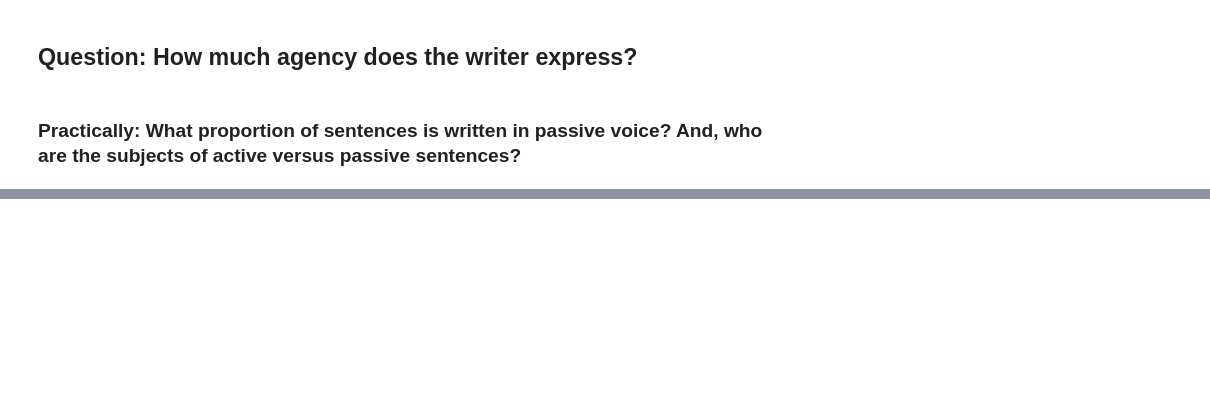
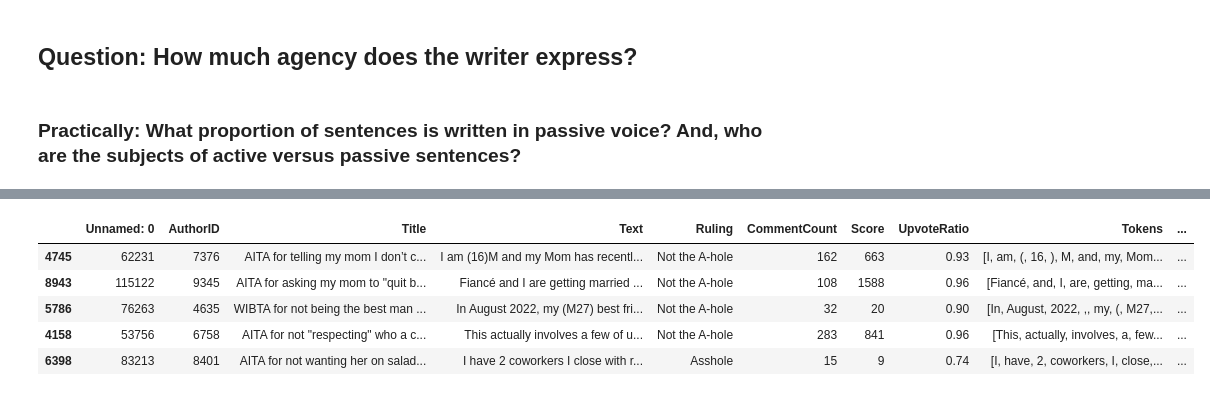
Before and after one commit to Data-Science-for-Linguists-2023/AITA-Blame-Analysis, a Jupyter notebook: code/data_analysis.ipynb, the cells around one changed output, grey strips where cells are left out. Cells and saved outputs as stored; diff of their text form; code cells hidden in the pictures; blank space fills up the shorter version.

```diff
--- a/code/data_analysis.ipynb
+++ b/code/data_analysis.ipynb
@@ -241,0 +256,10 @@ analysis_df.to_csv("../data/aita_working_df.csv")
+# %%
+top_passive = analysis_df.sort_values(by="NumPassSubj", ascending=False)
+top_passive.head()
+# %% [output]
+|  | Unnamed: 0 | AuthorID | Title | Text | Ruling | CommentCount | Score | UpvoteRatio | Tokens | ... |
+| 4745 | 62231 | 7376 | AITA for telling my mom I don’t c... | I am (16)M and my Mom has recentl... | Not the A-hole | 162 | 663 | 0.93 | [I, am, (, 16, ), M, and, my, Mom... | ... |
+| 8943 | 115122 | 9345 | AITA for asking my mom to "quit b... | Fiancé and I are getting married ... | Not the A-hole | 108 | 1588 | 0.96 | [Fiancé, and, I, are, getting, ma... | ... |
+| 5786 | 76263 | 4635 | WIBTA for not being the best man ... | In August 2022, my (M27) best fri... | Not the A-hole | 32 | 20 | 0.90 | [In, August, 2022, ,, my, (, M27,... | ... |
+| 4158 | 53756 | 6758 | AITA for not "respecting" who a c... | This actually involves a few of u... | Not the A-hole | 283 | 841 | 0.96 | [This, actually, involves, a, few... | ... |
+| 6398 | 83213 | 8401 | AITA for not wanting her on salad... | I have 2 coworkers I close with r... | Asshole | 15 | 9 | 0.74 | [I, have, 2, coworkers, I, close,... | ... |
```
Also changed, not shown: parts of 52 cells of this notebook, 1 other file.
